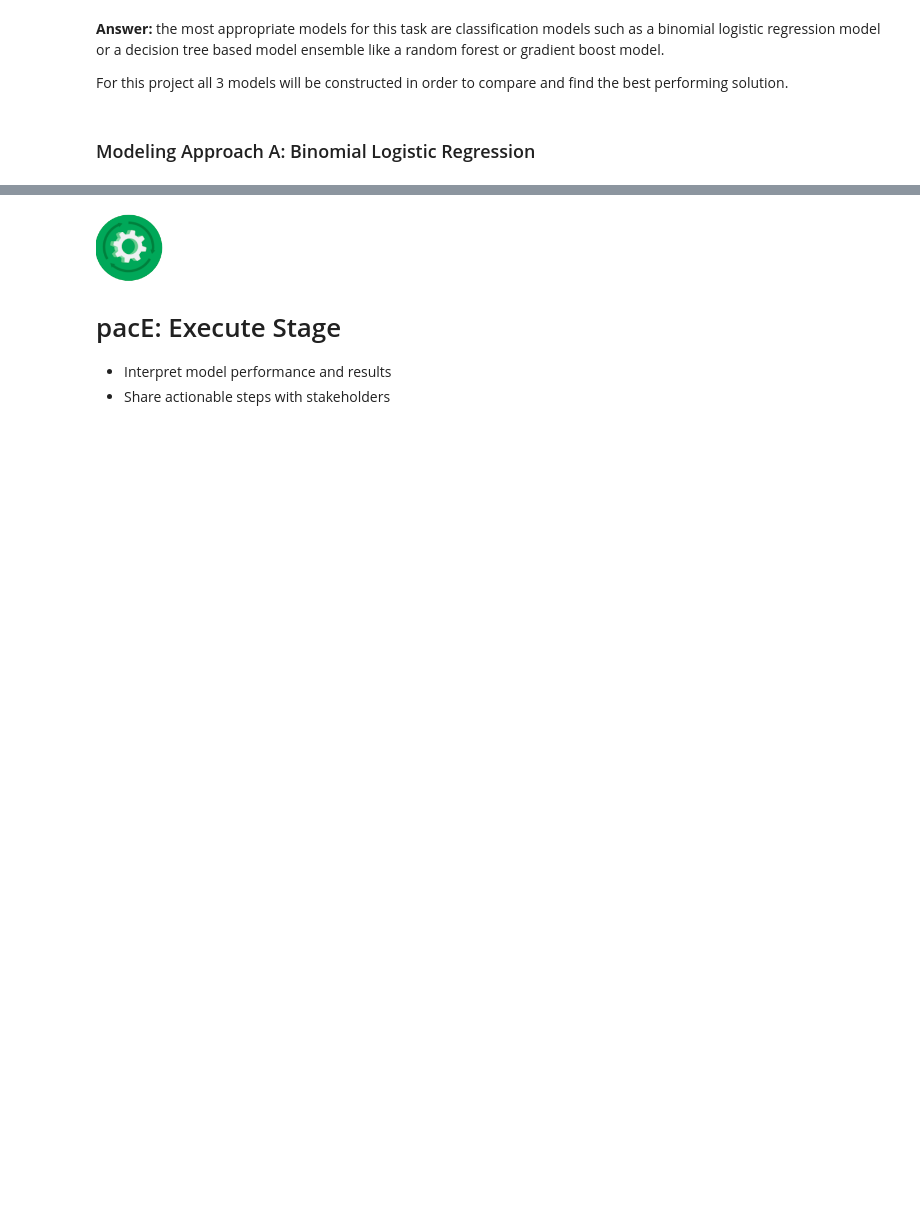
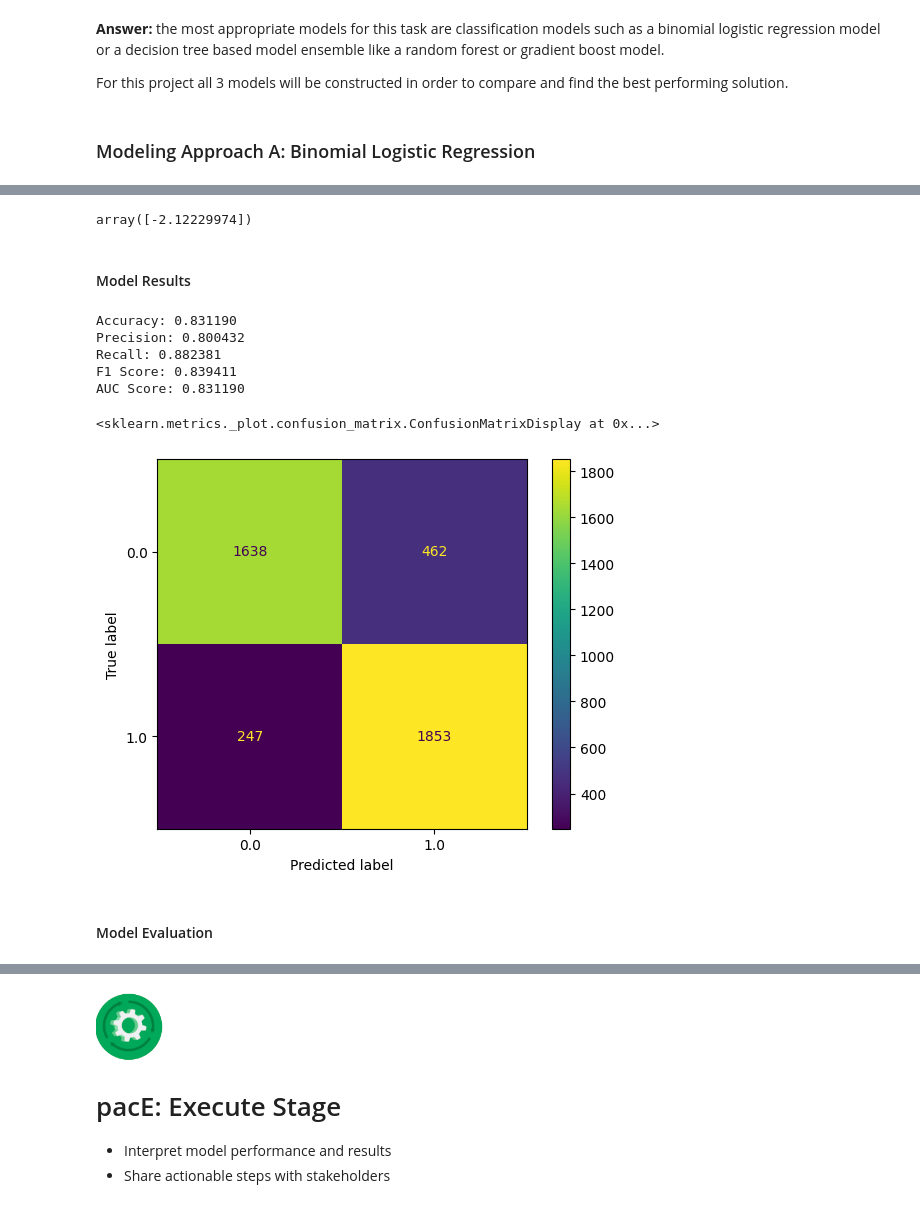
Before and after one commit to CoenMeintjes/predicting_employee_churn_salifort_motors, a Jupyter notebook: project_notebook.ipynb, the cells around one changed output, grey strips where cells are left out. Cells and saved outputs as stored; diff of their text form; code cells hidden in the pictures; blank space fills up the shorter version.

Commit message:
Completed first model binomial logistic regression

```diff
--- a/project_notebook.ipynb
+++ b/project_notebook.ipynb
@@ -645,0 +807,10 @@ For this project all 3 models will be constructed in order to compare and find t
+# %%
+# Separate the dataset into labels (y) and features (X).
+y = df5['left']
+
+X = df5.copy()
+X = X.drop('left', axis = 1)
+# %%
+# Separate into train, validate, test sets.
+X_train, X_test, y_train, y_test = train_test_split(X, y, test_size = 0.30, stratify= y, random_state = 0)
+X_tr, X_val, y_tr, y_val = train_test_split(X_train, y_train, test_size = 0.30, stratify= y_train, random_state = 0)
@@ -645,0 +819,3 @@ For this project all 3 models will be constructed in order to compare and find t
+# %%
+# Fit a LogisticRegression model to the training data
+clf = LogisticRegression(max_iter=1000).fit(X_train,y_train)
@@ -645,0 +833,11 @@ For this project all 3 models will be constructed in order to compare and find t
+# %%
+
+# retrieve the intercept term of the logistic regression model
+clf.intercept_
+# %% [output]
+array([-2.12229974])
+# %% [markdown]
+#### Model Results
+# %%
+# Predict the target variable for the validation set:
+y_pred = clf.predict(X_val)
@@ -645,0 +847,23 @@ For this project all 3 models will be constructed in order to compare and find t
+# %%
+# Evaluate the model using various metrics on the validation set:
+print("Accuracy:", "%.6f" % metrics.accuracy_score(y_val, y_pred))
+print("Precision:", "%.6f" % metrics.precision_score(y_val, y_pred))
+print("Recall:", "%.6f" % metrics.recall_score(y_val, y_pred))
+print("F1 Score:", "%.6f" % metrics.f1_score(y_val, y_pred))
+print("AUC Score:", "%.6f" %  metrics.roc_auc_score(y_val, y_pred))
+# %% [output]
+Accuracy: 0.831190
+Precision: 0.800432
+Recall: 0.882381
+F1 Score: 0.839411
+AUC Score: 0.831190
+# %%
+# Produce a confusion matrix
+cm = metrics.confusion_matrix(y_val, y_pred, labels = clf.classes_)
+disp = metrics.ConfusionMatrixDisplay(confusion_matrix = cm,display_labels = clf.classes_)
+disp.plot()
+# %% [output]
+<sklearn.metrics._plot.confusion_matrix.ConfusionMatrixDisplay at 0x...>
+[figure, added]
+# %% [markdown]
+#### Model Evaluation
```
Also changed, not shown: parts of 29 cells of this notebook.
